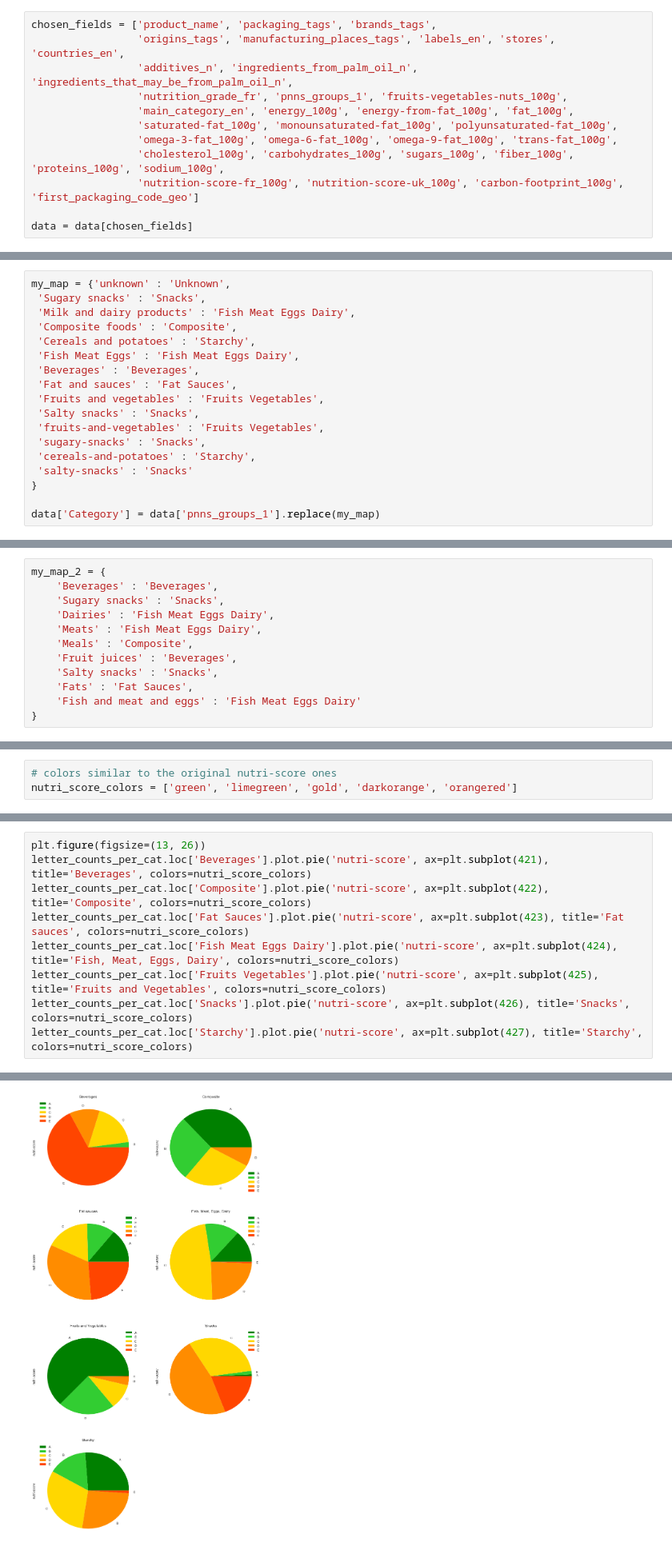
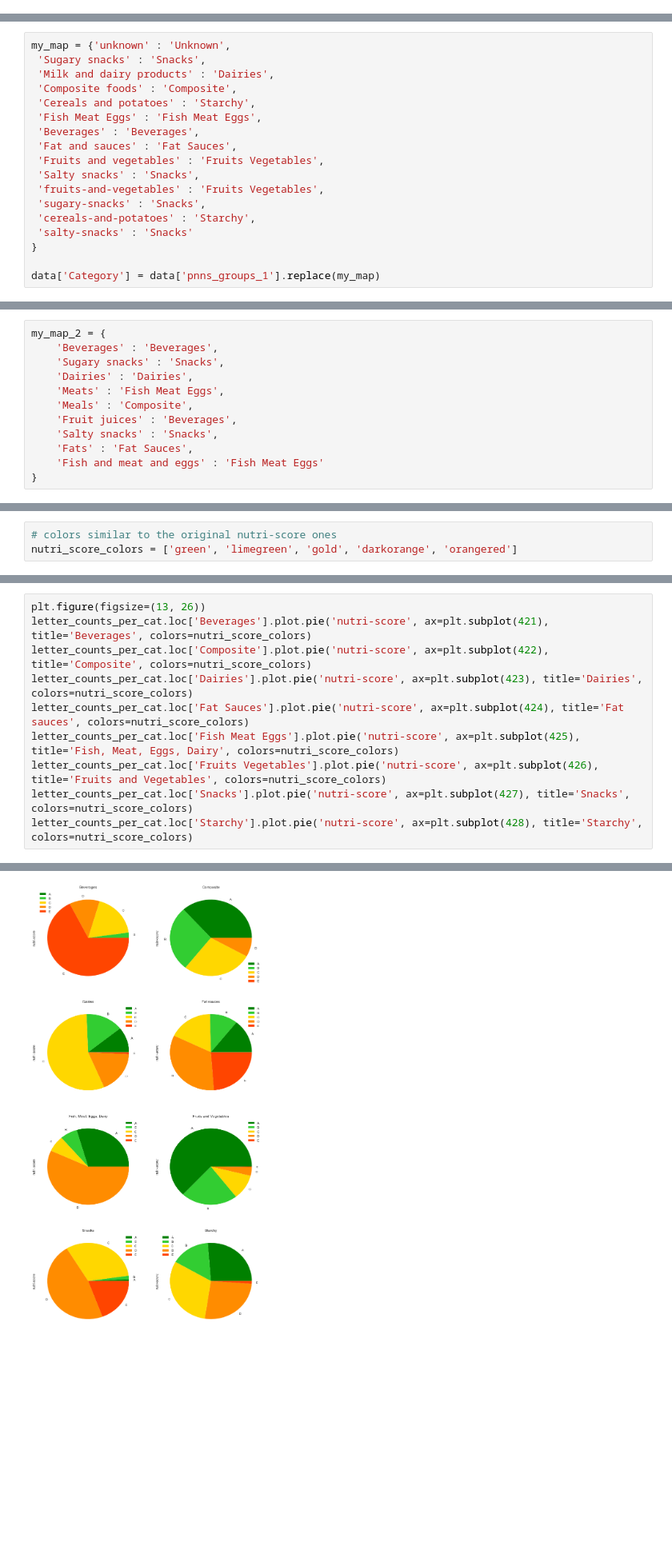
Before and after one commit to Painguin/smart_rams_project, a Jupyter notebook: Project.ipynb, the cells around one changed output, grey strips where cells are left out. Shown: that part at 80% size. Saved outputs shown, nothing was run; the diff lists cells and outputs as text; blank space fills up the shorter version.

```diff
--- a/Project.ipynb
+++ b/Project.ipynb
@@ -14,15 +14,3 @@ data = pd.read_csv(data_folder + 'en.openfoodfacts.org.products.csv', sep='\t')
 ### Chosen Fields
 # %% [markdown]
 (at least some text that explains why we dropped the other fields)
-# %%
-chosen_fields = ['product_name', 'packaging_tags', 'brands_tags',
-                 'origins_tags', 'manufacturing_places_tags', 'labels_en', 'stores', 'countries_en',
-                 'additives_n', 'ingredients_from_palm_oil_n', 'ingredients_that_may_be_from_palm_oil_n',
-                 'nutrition_grade_fr', 'pnns_groups_1', 'fruits-vegetables-nuts_100g',
-                 'main_category_en', 'energy_100g', 'energy-from-fat_100g', 'fat_100g',
-                 'saturated-fat_100g', 'monounsaturated-fat_100g', 'polyunsaturated-fat_100g',
-                 'omega-3-fat_100g', 'omega-6-fat_100g', 'omega-9-fat_100g', 'trans-fat_100g',
-                 'cholesterol_100g', 'carbohydrates_100g', 'sugars_100g', 'fiber_100g', 'proteins_100g', 'sodium_100g',
-                 'nutrition-score-fr_100g', 'nutrition-score-uk_100g', 'carbon-footprint_100g', 'first_packaging_code_geo']
-
-data = data[chosen_fields]
@@ -36,10 +36,10 @@ A simple map allows for better organisation and also cleans the duplicate field
 # %%
 my_map = {'unknown' : 'Unknown',
  'Sugary snacks' : 'Snacks',
- 'Milk and dairy products' : 'Fish Meat Eggs Dairy',
+ 'Milk and dairy products' : 'Dairies',
  'Composite foods' : 'Composite',
  'Cereals and potatoes' : 'Starchy',
- 'Fish Meat Eggs' : 'Fish Meat Eggs Dairy',
+ 'Fish Meat Eggs' : 'Fish Meat Eggs',
  'Beverages' : 'Beverages',
  'Fat and sauces' : 'Fat Sauces',
  'Fruits and vegetables' : 'Fruits Vegetables',
@@ -94,13 +95,13 @@ This merged categorical field is called `category`.
 my_map_2 = {
     'Beverages' : 'Beverages',
     'Sugary snacks' : 'Snacks',
-    'Dairies' : 'Fish Meat Eggs Dairy',
-    'Meats' : 'Fish Meat Eggs Dairy',
+    'Dairies' : 'Dairies',
+    'Meats' : 'Fish Meat Eggs',
     'Meals' : 'Composite',
     'Fruit juices' : 'Beverages',
     'Salty snacks' : 'Snacks',
     'Fats' : 'Fat Sauces',
-    'Fish and meat and eggs' : 'Fish Meat Eggs Dairy'
+    'Fish and meat and eggs' : 'Fish Meat Eggs'
 }
 # %%
 not_in_category = data[data['Category'].isna()]
@@ -397,15 +420,16 @@ plt.title('Nutrition score distribution for each food category', fontsize=18);
 # %%
 plt.figure(figsize=(13, 26))
 letter_counts_per_cat.loc['Beverages'].plot.pie('nutri-score', ax=plt.subplot(421), title='Beverages', colors=nutri_score_colors)
 letter_counts_per_cat.loc['Composite'].plot.pie('nutri-score', ax=plt.subplot(422), title='Composite', colors=nutri_score_colors)
-letter_counts_per_cat.loc['Fat Sauces'].plot.pie('nutri-score', ax=plt.subplot(423), title='Fat sauces', colors=nutri_score_colors)
-letter_counts_per_cat.loc['Fish Meat Eggs Dairy'].plot.pie('nutri-score', ax=plt.subplot(424), title='Fish, Meat, Eggs, Dairy', colors=nutri_score_colors)
-letter_counts_per_cat.loc['Fruits Vegetables'].plot.pie('nutri-score', ax=plt.subplot(425), title='Fruits and Vegetables', colors=nutri_score_colors)
-letter_counts_per_cat.loc['Snacks'].plot.pie('nutri-score', ax=plt.subplot(426), title='Snacks', colors=nutri_score_colors)
-letter_counts_per_cat.loc['Starchy'].plot.pie('nutri-score', ax=plt.subplot(427), title='Starchy', colors=nutri_score_colors)
+letter_counts_per_cat.loc['Dairies'].plot.pie('nutri-score', ax=plt.subplot(423), title='Dairies', colors=nutri_score_colors)
+letter_counts_per_cat.loc['Fat Sauces'].plot.pie('nutri-score', ax=plt.subplot(424), title='Fat sauces', colors=nutri_score_colors)
+letter_counts_per_cat.loc['Fish Meat Eggs'].plot.pie('nutri-score', ax=plt.subplot(425), title='Fish, Meat, Eggs, Dairy', colors=nutri_score_colors)
+letter_counts_per_cat.loc['Fruits Vegetables'].plot.pie('nutri-score', ax=plt.subplot(426), title='Fruits and Vegetables', colors=nutri_score_colors)
+letter_counts_per_cat.loc['Snacks'].plot.pie('nutri-score', ax=plt.subplot(427), title='Snacks', colors=nutri_score_colors)
+letter_counts_per_cat.loc['Starchy'].plot.pie('nutri-score', ax=plt.subplot(428), title='Starchy', colors=nutri_score_colors)
 # %% [output]
 <matplotlib.axes._subplots.AxesSubplot at 0x...>
-[figure, old version]
+[figure, new version]
 # %%
 score_mean_by_category = data[['Category', 'nutri-score']].groupby('Category').mean()
 score_mean_by_category
```
Also changed, not shown: parts of 12 cells of this notebook.
